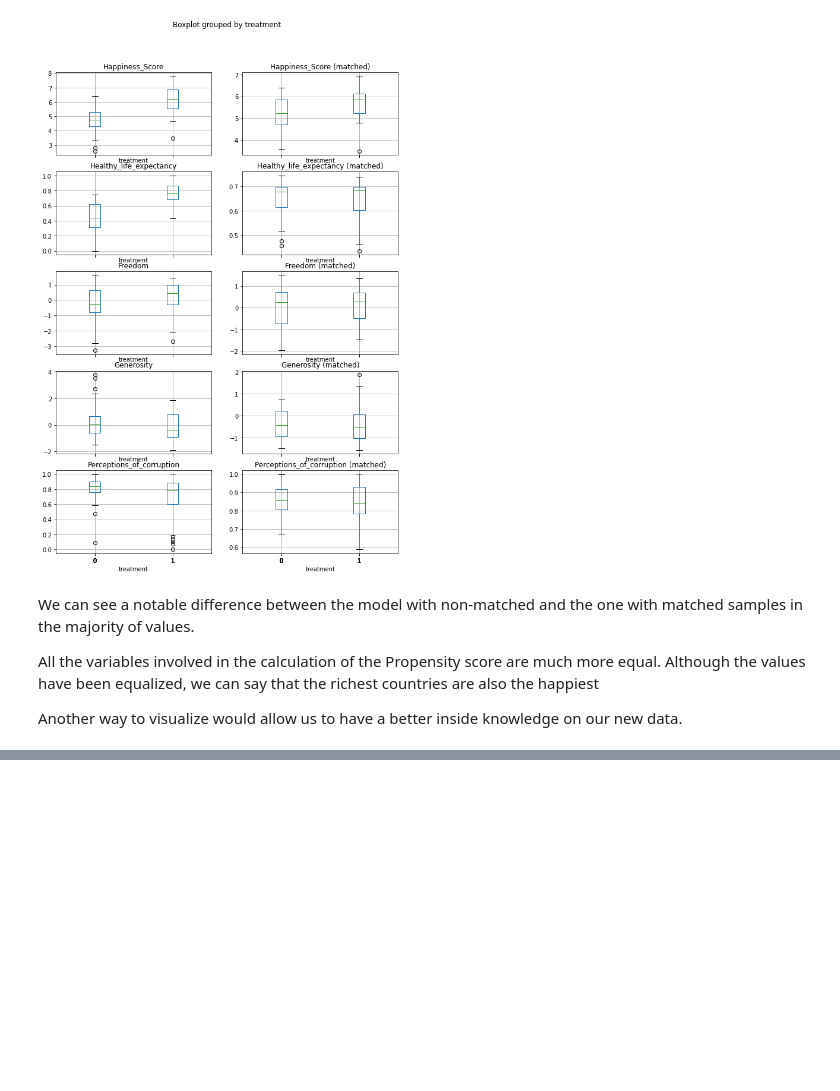
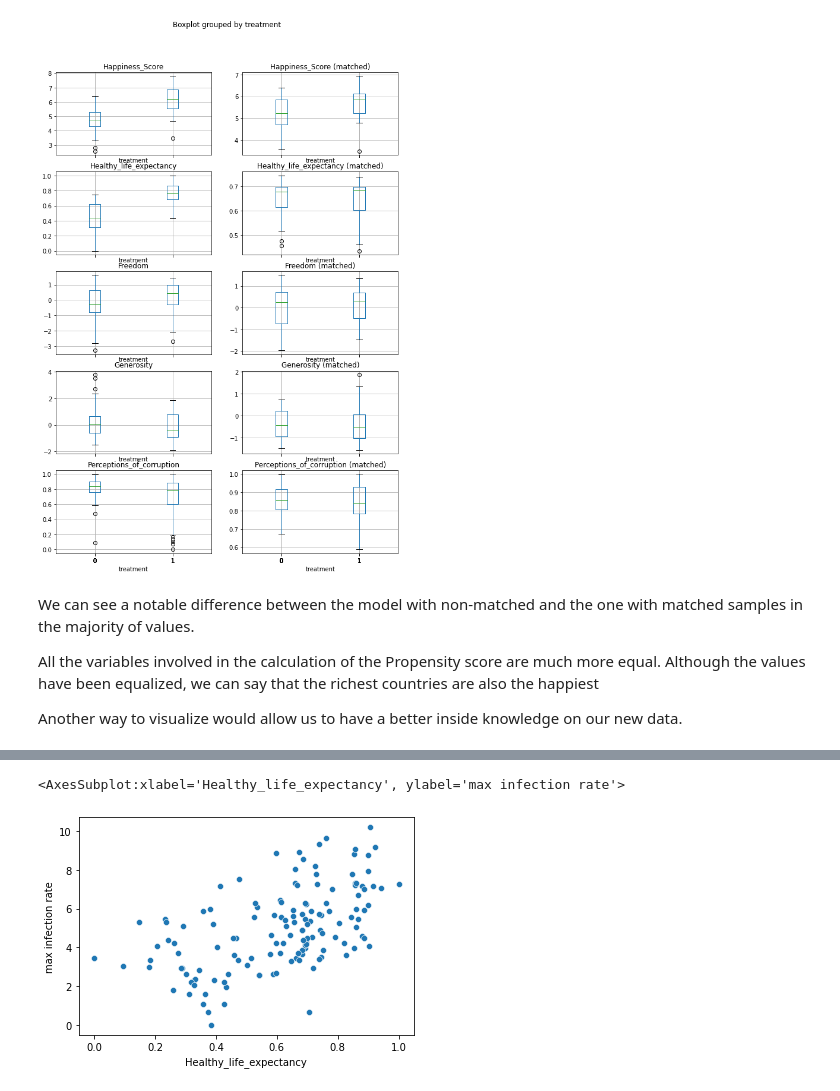
Before and after one commit to epfl-ada/ada-2020-project-milestone-p3-p3_spada, a Jupyter notebook: happiness.ipynb, the cells around one changed output, grey strips where cells are left out. Drawn from its saved outputs; the diff is of its cells as text; code cells hidden in the pictures; blank space fills up the shorter version.

```diff
--- a/happiness.ipynb
+++ b/happiness.ipynb
@@ -750,0 +885,8 @@ for i,feature in enumerate(features):
+# %%
+
+x = data_infec_happy['Healthy_life_expectancy']
+y = data_infec_happy['max infection rate']
+sns.scatterplot(x,np.log(y))
+# %% [output]
+<AxesSubplot:xlabel='Healthy_life_expectancy', ylabel='max infection rate'>
+[figure, added]
```
Also changed, not shown: parts of 38 cells of this notebook, 2 other files.
